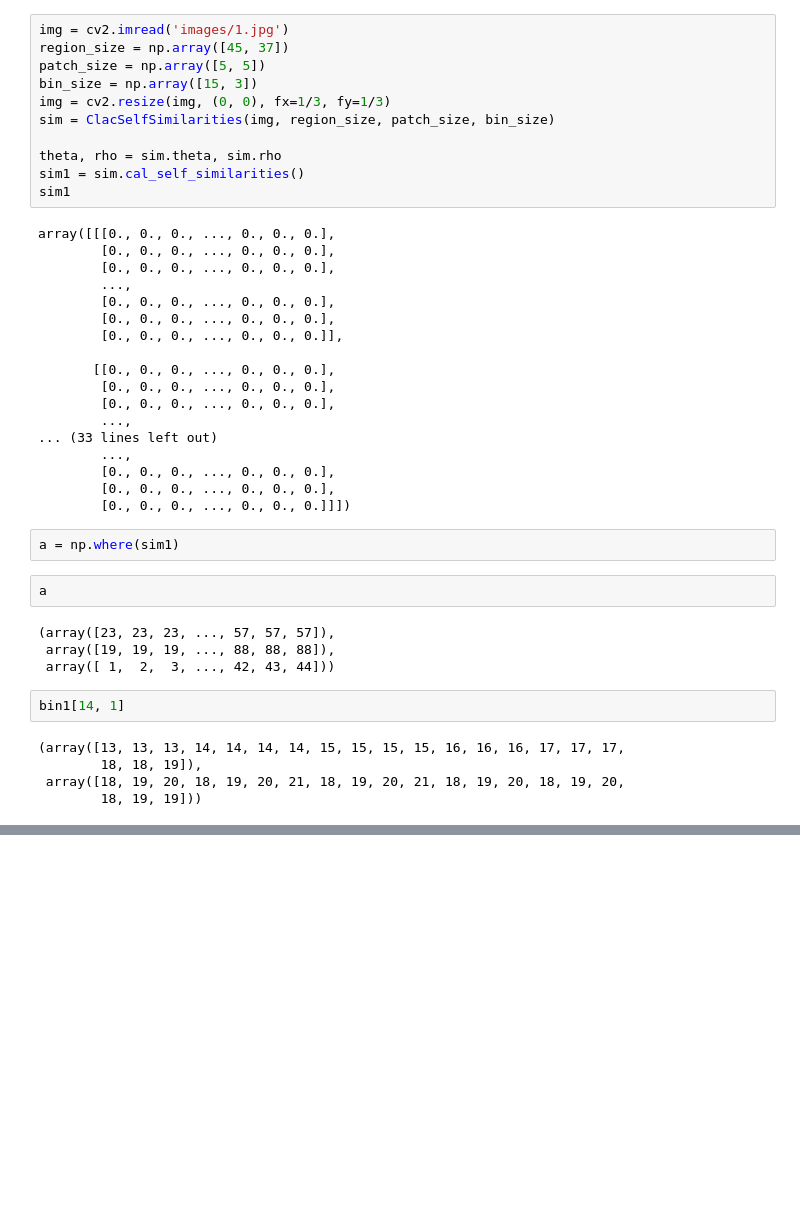
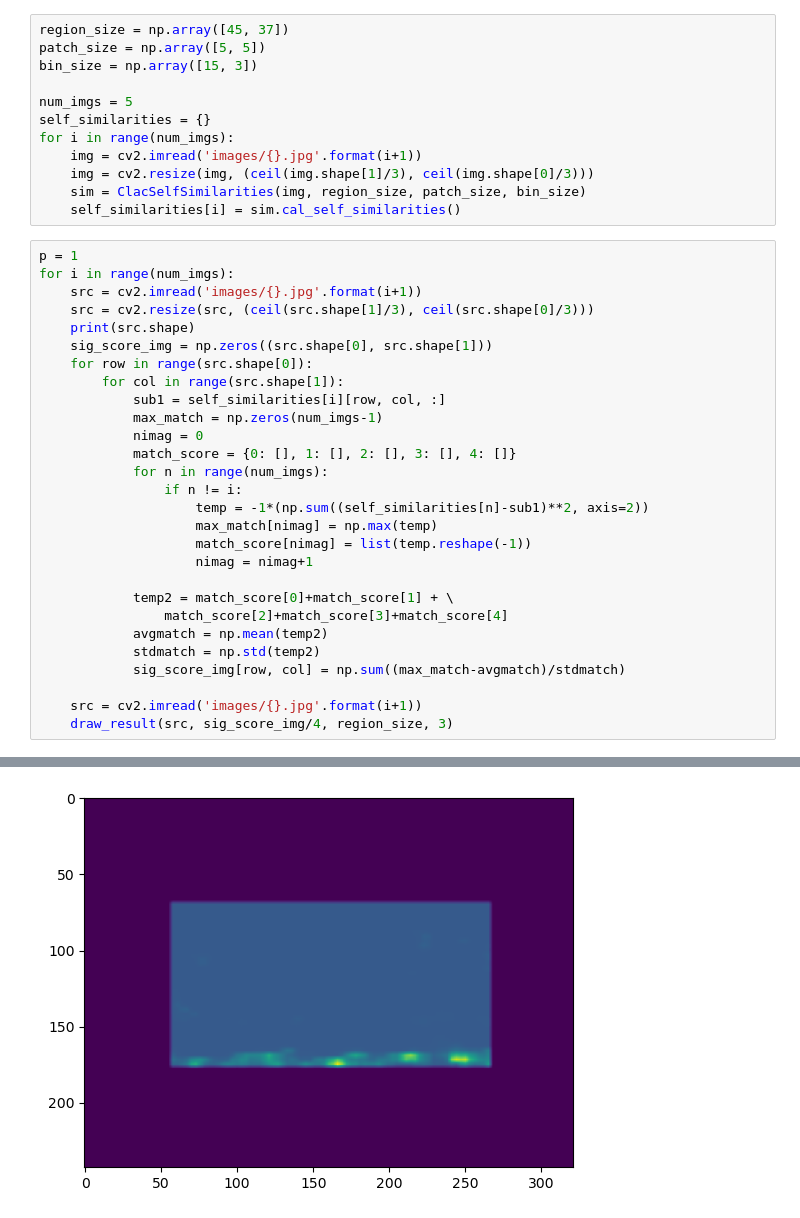
Before and after one commit to Jhs8/Detect-the-Common, a Jupyter notebook: Experiment2.ipynb, the cells around one changed output, grey strips where cells are left out. Cells and saved outputs as stored; diff of their text form; blank space fills up the shorter version.

```diff
--- a/Experiment2.ipynb
+++ b/Experiment2.ipynb
@@ -81,44 +107,41 @@ class ClacSelfSimilarities(object):
 # %%
-img = cv2.imread('images/1.jpg')
 region_size = np.array([45, 37])
 patch_size = np.array([5, 5])
 bin_size = np.array([15, 3])
-img = cv2.resize(img, (0, 0), fx=1/3, fy=1/3)
-sim = ClacSelfSimilarities(img, region_size, patch_size, bin_size)
 
-theta, rho = sim.theta, sim.rho
-sim1 = sim.cal_self_similarities()
-sim1
+num_imgs = 5
+self_similarities = {}
+for i in range(num_imgs):
+    img = cv2.imread('images/{}.jpg'.format(i+1))
+    img = cv2.resize(img, (ceil(img.shape[1]/3), ceil(img.shape[0]/3)))
+    sim = ClacSelfSimilarities(img, region_size, patch_size, bin_size)
+    self_similarities[i] = sim.cal_self_similarities()
-# %% [output]
-array([[[0., 0., 0., ..., 0., 0., 0.],
-        [0., 0., 0., ..., 0., 0., 0.],
-        [0., 0., 0., ..., 0., 0., 0.],
-        ...,
-        [0., 0., 0., ..., 0., 0., 0.],
-        [0., 0., 0., ..., 0., 0., 0.],
-        [0., 0., 0., ..., 0., 0., 0.]],
-
-       [[0., 0., 0., ..., 0., 0., 0.],
-        [0., 0., 0., ..., 0., 0., 0.],
-        [0., 0., 0., ..., 0., 0., 0.],
-        ...,
-... (33 lines left out)
-        ...,
-        [0., 0., 0., ..., 0., 0., 0.],
-        [0., 0., 0., ..., 0., 0., 0.],
-        [0., 0., 0., ..., 0., 0., 0.]]])
-# %%
-a = np.where(sim1)
-# %%
-a
-# %% [output]
-(array([23, 23, 23, ..., 57, 57, 57]),
- array([19, 19, 19, ..., 88, 88, 88]),
- array([ 1,  2,  3, ..., 42, 43, 44]))
-# %%
-bin1[14, 1]
-# %% [output]
-(array([13, 13, 13, 14, 14, 14, 14, 15, 15, 15, 15, 16, 16, 16, 17, 17, 17,
-        18, 18, 19]),
- array([18, 19, 20, 18, 19, 20, 21, 18, 19, 20, 21, 18, 19, 20, 18, 19, 20,
-        18, 19, 19]))
+# %%
+p = 1
+for i in range(num_imgs):
+    src = cv2.imread('images/{}.jpg'.format(i+1))
+    src = cv2.resize(src, (ceil(src.shape[1]/3), ceil(src.shape[0]/3)))
+    print(src.shape)
+    sig_score_img = np.zeros((src.shape[0], src.shape[1]))
+    for row in range(src.shape[0]):
+        for col in range(src.shape[1]):
+            sub1 = self_similarities[i][row, col, :]
+            max_match = np.zeros(num_imgs-1)
+            nimag = 0
+            match_score = {0: [], 1: [], 2: [], 3: [], 4: []}
+            for n in range(num_imgs):
+                if n != i:
+                    temp = -1*(np.sum((self_similarities[n]-sub1)**2, axis=2))
+                    max_match[nimag] = np.max(temp)
+                    match_score[nimag] = list(temp.reshape(-1))
+                    nimag = nimag+1
+
+            temp2 = match_score[0]+match_score[1] + \
+                match_score[2]+match_score[3]+match_score[4]
+            avgmatch = np.mean(temp2)
+            stdmatch = np.std(temp2)
+            sig_score_img[row, col] = np.sum((max_match-avgmatch)/stdmatch)
+
+    src = cv2.imread('images/{}.jpg'.format(i+1))
+    draw_result(src, sig_score_img/4, region_size, 3)
+# %% [output]
@@ -124,0 +149 @@ bin1[14, 1]
+[figure, added]
```
Also changed, not shown: parts of 3 cells of this notebook, 1 other file.
